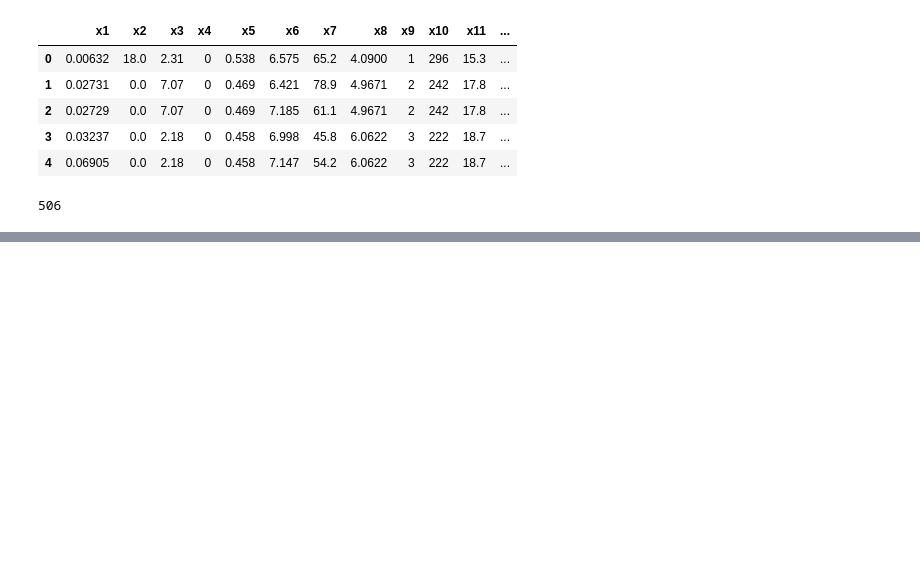
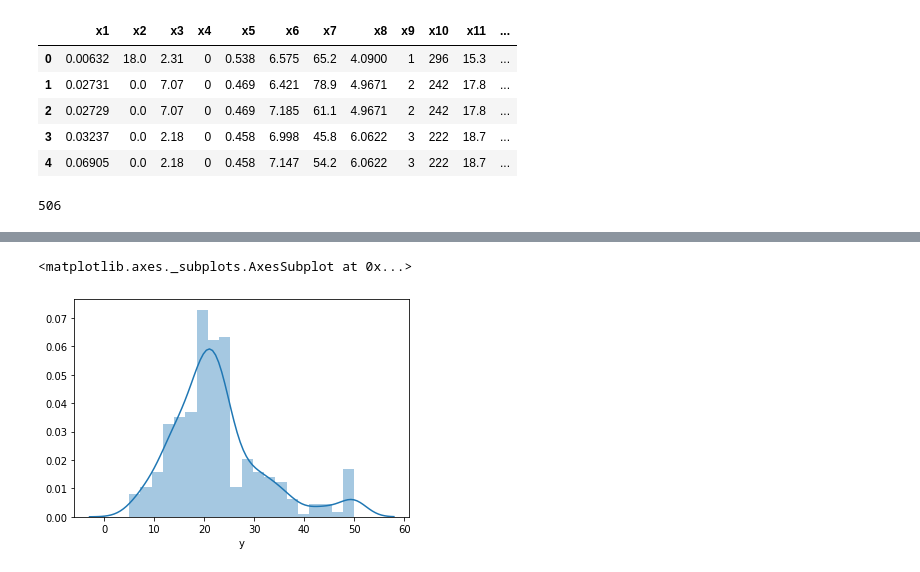
Before and after one commit to tayutaedomo/kikagaku-blackbox-2, a Jupyter notebook: section_6.ipynb, the cells around one changed output, grey strips where cells are left out. Cells and saved outputs as stored; diff of their text form; code cells hidden in the pictures; blank space fills up the shorter version.

```diff
--- a/section_6.ipynb
+++ b/section_6.ipynb
@@ -30,0 +34,5 @@ df.describe()
+# %%
+sns.distplot(df['y'], bins=20)
+# %% [output]
+<matplotlib.axes._subplots.AxesSubplot at 0x...>
+[figure, added]
```
Also changed, not shown: parts of 3 cells of this notebook.
